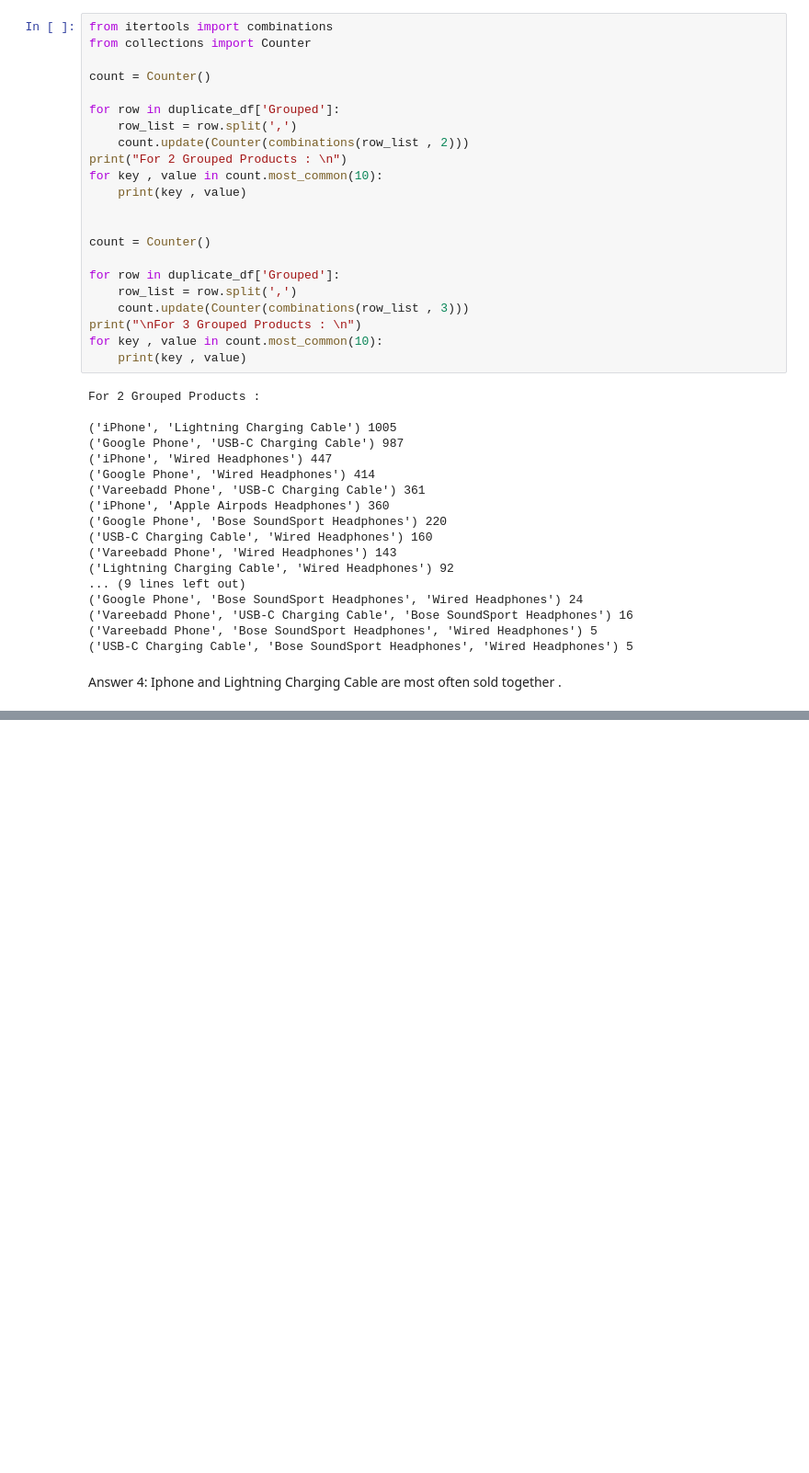
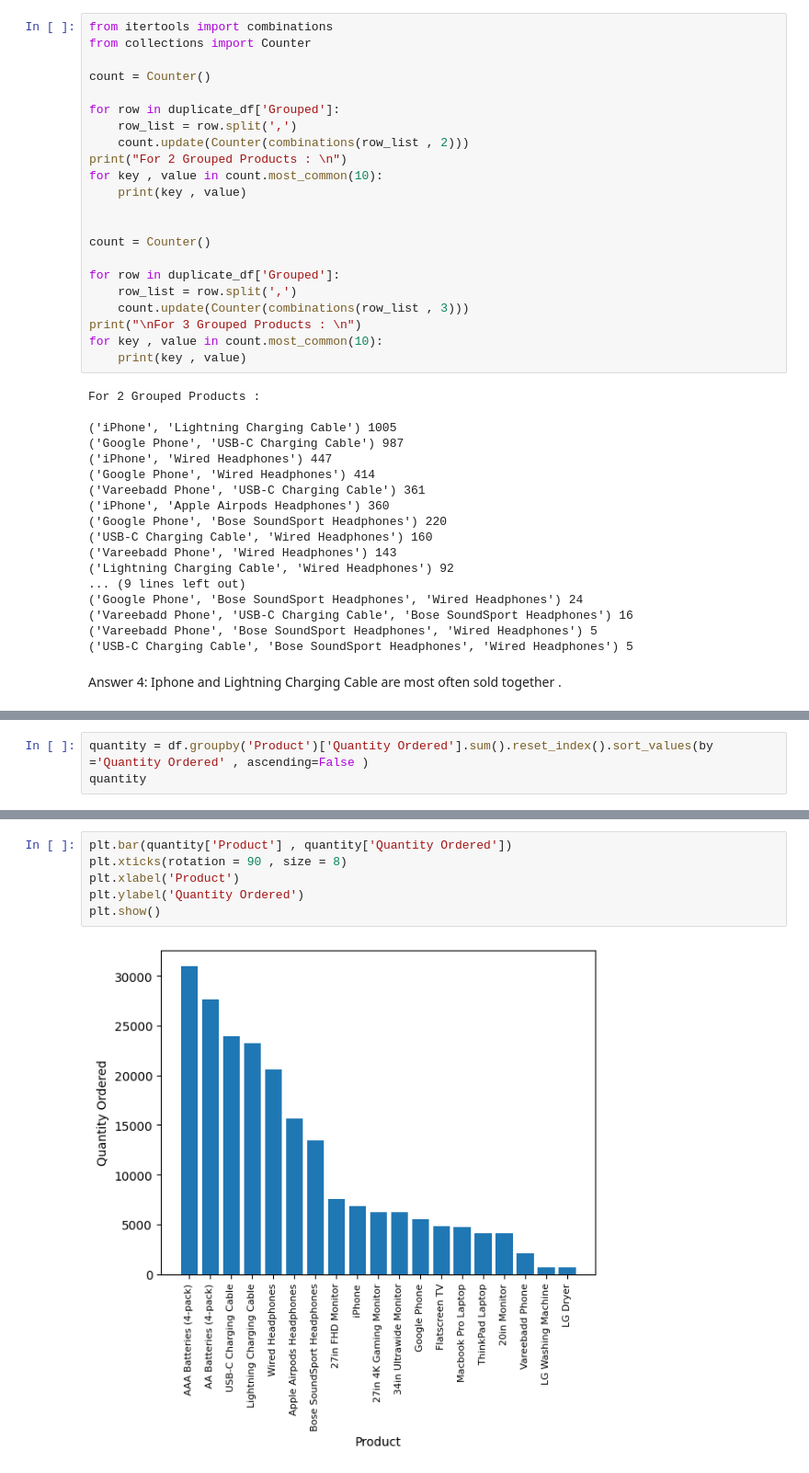
Before and after one commit to Mirazbd123/Project, a Jupyter notebook: sales_analysis.ipynb, the cells around one changed output, grey strips where cells are left out. Shown at 92% size. Cells and saved outputs as stored; diff of their text form; blank space fills up the shorter version.

```diff
--- a/sales_analysis.ipynb
+++ b/sales_analysis.ipynb
@@ -308,0 +320,3 @@ Answer 4: Iphone and Lightning Charging Cable are most often sold together .
+# %%
+quantity = df.groupby('Product')['Quantity Ordered'].sum().reset_index().sort_values(by ='Quantity Ordered' , ascending=False )
+quantity
@@ -308,0 +341,8 @@ Answer 4: Iphone and Lightning Charging Cable are most often sold together .
+# %%
+plt.bar(quantity['Product'] , quantity['Quantity Ordered'])
+plt.xticks(rotation = 90 , size = 8)
+plt.xlabel('Product')
+plt.ylabel('Quantity Ordered')
+plt.show()
+# %% [output]
+[figure, added]
```
Also changed, not shown: parts of 3 cells of this notebook.
